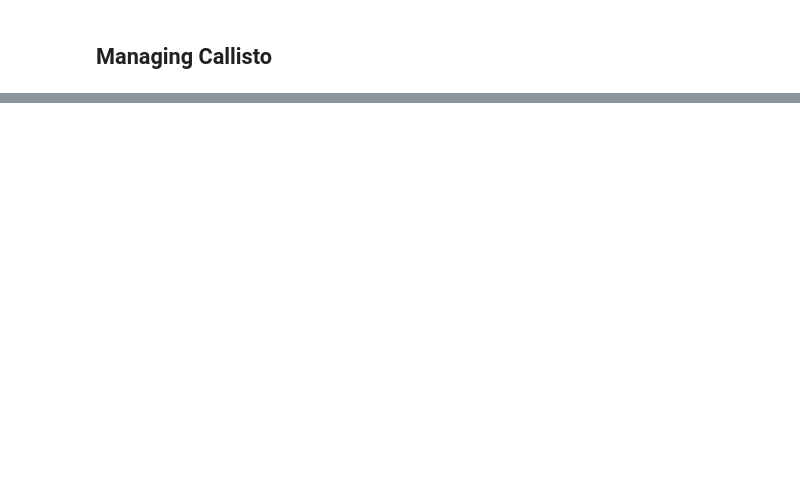
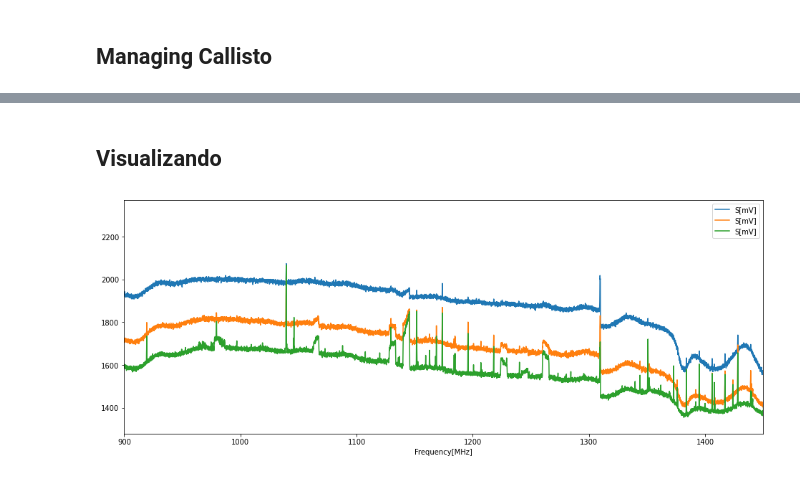
Before and after one commit to TrellixVulnTeam/callisto_JY2V, a Jupyter notebook: docs/Callisto_Controll.ipynb, the cells around one changed output, grey strips where cells are left out. Cells and saved outputs as stored; diff of their text form; code cells hidden in the pictures; blank space fills up the shorter version.

```diff
--- a/docs/Callisto_Controll.ipynb
+++ b/docs/Callisto_Controll.ipynb
@@ -77,0 +58,2 @@ ERROR:root:do_callisto Caught exception Waited too long for host
+# %% [markdown]
+## Visualizando
@@ -77,0 +63,20 @@ ERROR:root:do_callisto Caught exception Waited too long for host
+# %%
+df1 = pd.read_table("/opt/callisto/Ovs/OVS_UIRAPURU_20220417_162509.prn", sep=";")
+df1.columns = ["Frequency[MHz]", "S[mV]"]
+df2 = pd.read_table("/opt/callisto/Ovs/OVS_UIRAPURU_20220417_162222.prn", sep=";")
+df2.columns = ["Frequency[MHz]", "S[mV]"]
+df3 = pd.read_table("/opt/callisto/Ovs/OVS_UIRAPURU_20220417_161935.prn", sep=";")
+df3.columns = ["Frequency[MHz]", "S[mV]"]
+
+df1["Frequency[MHz]"] = 1760 - df1["Frequency[MHz]"]
+df2["Frequency[MHz]"] = 1760 - df2["Frequency[MHz]"]
+df3["Frequency[MHz]"] = 1760 - df3["Frequency[MHz]"]
+# %%
+fig, ax = plt.subplots(figsize = (16,6))
+df1.plot("Frequency[MHz]", "S[mV]", ax = ax)
+df2.plot("Frequency[MHz]", "S[mV]", ax = ax)
+df3.plot("Frequency[MHz]", "S[mV]", ax = ax)
+ax.set_xlim([900, 1450])
+plt.show();
+# %% [output]
+[figure, added]
```
Also changed, not shown: parts of 21 cells of this notebook, 2 other files.
